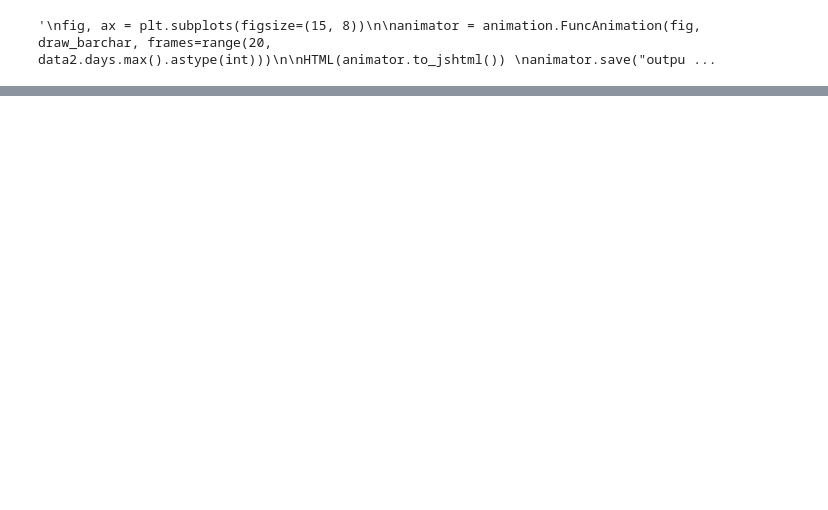
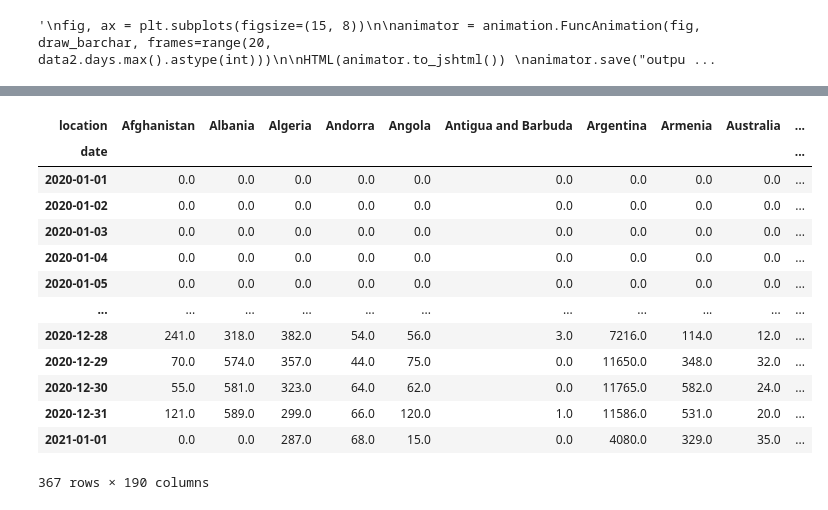
Before and after one commit to grundius1/coronavirus_bar_race, a Jupyter notebook: corona.ipynb, the cells around one changed output, grey strips where cells are left out. Drawn from its saved outputs; the diff is of its cells as text; code cells hidden in the pictures; blank space fills up the shorter version.

```diff
--- a/corona.ipynb
+++ b/corona.ipynb
@@ -331,0 +332,21 @@ Wall time: 6min 8s
+# %%
+df_values2, df_ranks2 = bcr.prepare_long_data(data, index='date', columns='location',
+                                            values='new_cases', steps_per_period=1)
+
+df_values2 = df_values2.fillna(0)
+df_values2
+# %% [output]
+| location | Afghanistan | Albania | Algeria | Andorra | Angola | Antigua and Barbuda | Argentina | Armenia | Australia | ... |
+| date |  |  |  |  |  |  |  |  |  | ... |
+| 2020-01-01 | 0.0 | 0.0 | 0.0 | 0.0 | 0.0 | 0.0 | 0.0 | 0.0 | 0.0 | ... |
+| 2020-01-02 | 0.0 | 0.0 | 0.0 | 0.0 | 0.0 | 0.0 | 0.0 | 0.0 | 0.0 | ... |
+| 2020-01-03 | 0.0 | 0.0 | 0.0 | 0.0 | 0.0 | 0.0 | 0.0 | 0.0 | 0.0 | ... |
+| 2020-01-04 | 0.0 | 0.0 | 0.0 | 0.0 | 0.0 | 0.0 | 0.0 | 0.0 | 0.0 | ... |
+| 2020-01-05 | 0.0 | 0.0 | 0.0 | 0.0 | 0.0 | 0.0 | 0.0 | 0.0 | 0.0 | ... |
+| ... | ... | ... | ... | ... | ... | ... | ... | ... | ... | ... |
+| 2020-12-28 | 241.0 | 318.0 | 382.0 | 54.0 | 56.0 | 3.0 | 7216.0 | 114.0 | 12.0 | ... |
+| 2020-12-29 | 70.0 | 574.0 | 357.0 | 44.0 | 75.0 | 0.0 | 11650.0 | 348.0 | 32.0 | ... |
+| 2020-12-30 | 55.0 | 581.0 | 323.0 | 64.0 | 62.0 | 0.0 | 11765.0 | 582.0 | 24.0 | ... |
+| 2020-12-31 | 121.0 | 589.0 | 299.0 | 66.0 | 120.0 | 1.0 | 11586.0 | 531.0 | 20.0 | ... |
+| 2021-01-01 | 0.0 | 0.0 | 287.0 | 68.0 | 15.0 | 0.0 | 4080.0 | 329.0 | 35.0 | ... |
+367 rows × 190 columns
```
Also changed, not shown: parts of 16 cells of this notebook, 3 other files.
